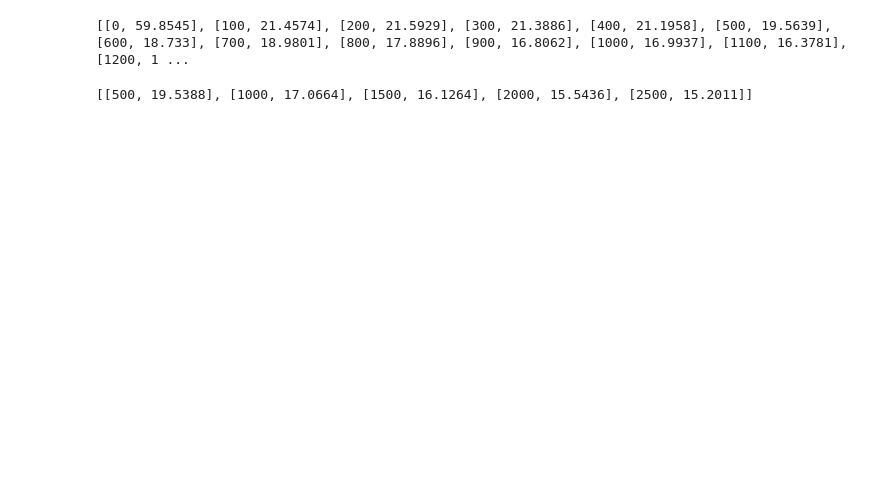
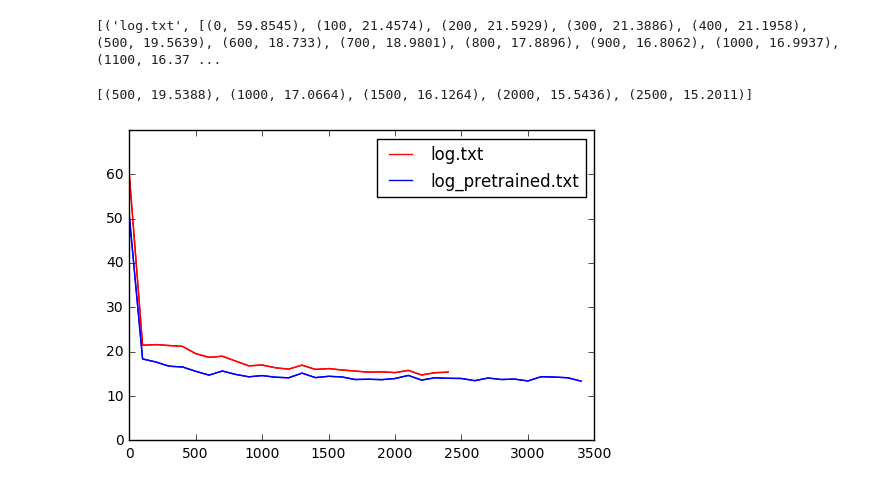
Before and after one commit to ZatsepinMikhail/Glyphs, a Jupyter notebook: Glyphs/LogParser.ipynb, the cells around one changed output. Saved outputs shown, nothing was run; the diff lists cells and outputs as text; code cells hidden in the pictures; blank space fills up the shorter version.

Commit message:
add matplotlib chart

```diff
--- a/Glyphs/LogParser.ipynb
+++ b/Glyphs/LogParser.ipynb
@@ -31,23 +31,24 @@ for filename in os.listdir(log_dir):
                     line_with_loss = lines[line_index + 3]
                     loss = float(line_with_loss[line_with_loss.find('=') + 2:-1])
 
-                    log_test1_iterations.append([iteration, loss])
+                    log_test1_iterations.append((iteration, loss))
 
                 elif phase == test2_string:
                     line_with_loss = lines[line_index + 3]
                     loss = float(line_with_loss[line_with_loss.find('=') + 2:-1])
 
-                    log_test2_iterations.append([iteration, loss])
+                    log_test2_iterations.append((iteration, loss))
                 else:
                     line_with_loss = lines[line_index + 2]
                     loss = float(line_with_loss[line_with_loss.find('=') + 2:-1])
 
-                    log_train_iterations.append([iteration, loss])
+                    log_train_iterations.append((iteration, loss))
+    iterations.append((filename, log_train_iterations, log_test1_iterations, log_test2_iterations))
 # %%
-print log_train_iterations
+print iterations
 # %% [output]
-[[0, 59.8545], [100, 21.4574], [200, 21.5929], [300, 21.3886], [400, 21.1958], [500, 19.5639], [600, 18.733], [700, 18.9801], [800, 17.8896], [900, 16.8062], [1000, 16.9937], [1100, 16.3781], [1200, 1 ...
+[('log.txt', [(0, 59.8545), (100, 21.4574), (200, 21.5929), (300, 21.3886), (400, 21.1958), (500, 19.5639), (600, 18.733), (700, 18.9801), (800, 17.8896), (900, 16.8062), (1000, 16.9937), (1100, 16.37 ...
 # %%
 print log_test1_iterations
 # %% [output]
-[[500, 19.5388], [1000, 17.0664], [1500, 16.1264], [2000, 15.5436], [2500, 15.2011]]
+[(500, 19.5388), (1000, 17.0664), (1500, 16.1264), (2000, 15.5436), (2500, 15.2011)]
@@ -53,0 +57,22 @@ print log_test1_iterations
+# %%
+train_iterations, train_losses = zip(*log_train_iterations)
+test1_iterations, test1_losses = zip(*log_test1_iterations)
+test2_iterations, test2_losses = zip(*log_test2_iterations)
+# %%
+colors = ['r', 'b', 'g']
+
+max_iterations = []
+max_train_losses = []
+lines = []
+for index in range(len(iterations)):
+    train_iterations, train_losses = zip(*iterations[index][1])
+    line, = plt.plot(train_iterations, train_losses, colors[index], label=iterations[index][0])
+    lines.append(line)
+    max_iterations.append(max(train_iterations))
+    max_train_losses.append(max(train_losses))
+
+plt.legend(handles=lines)
+plt.axis([0, max(max_iterations) + 100, 0, max(max_train_losses) + 10])
+plt.show()
+# %% [output]
+[figure, added]
```
Also changed, not shown: parts of 2 cells of this notebook.
